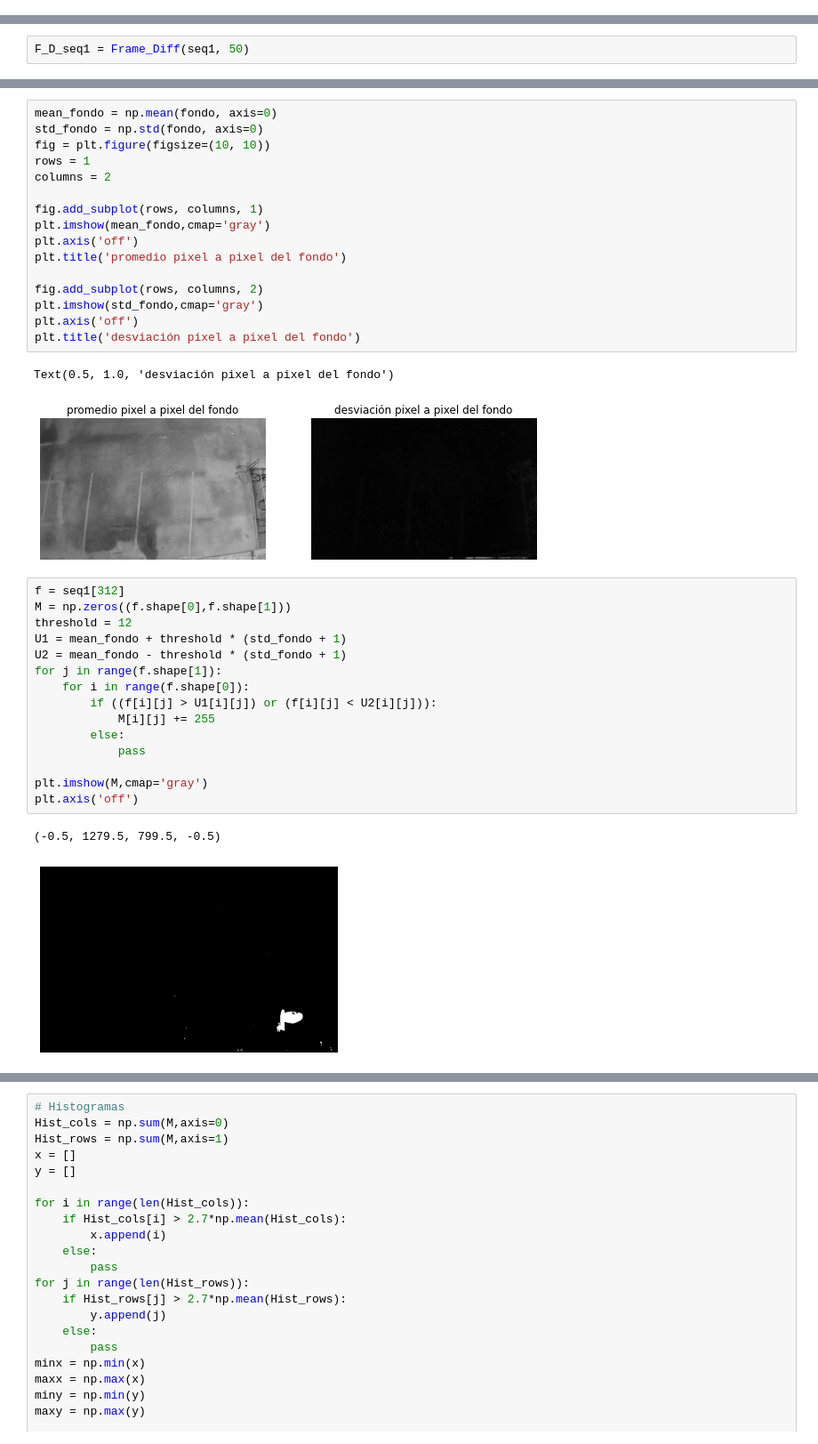
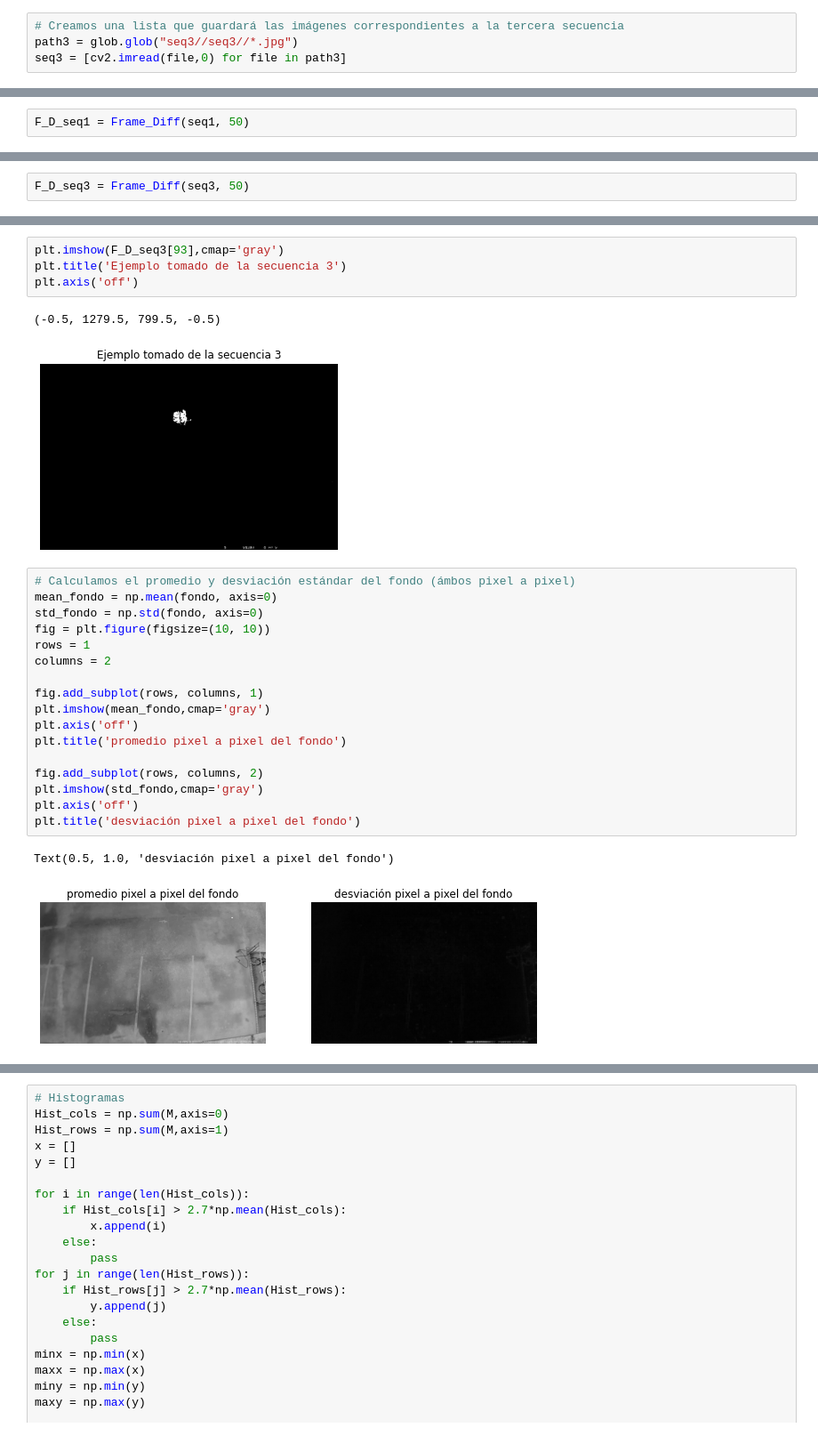
Before and after one commit to BenjaminIrarrazabal/Laboratorios_Inteligencia, a Jupyter notebook: Exp3.ipynb, the cells around one changed output, grey strips where cells are left out. Shown at 89% size. Drawn from its saved outputs; the diff is of its cells as text.

```diff
--- a/Exp3.ipynb
+++ b/Exp3.ipynb
@@ -10,0 +15,4 @@ seq1 = [cv2.imread(file,0) for file in path]
+# %%
+# Creamos una lista que guardará las imágenes correspondientes a la tercera secuencia
+path3 = glob.glob("seq3//seq3//*.jpg")
+seq3 = [cv2.imread(file,0) for file in path3]
@@ -58,2 +84,4 @@ F_D_seq1 = Frame_Diff(seq1, 50)
+# %%
+F_D_seq3 = Frame_Diff(seq3, 50)
 # %%
 plt.imshow(F_D_seq1[13],cmap='gray')
@@ -68,4 +100,12 @@ fondo = [cv2.imread(file,0) for file in path2]
+# %%
+plt.imshow(F_D_seq3[93],cmap='gray')
+plt.title('Ejemplo tomado de la secuencia 3')
+plt.axis('off')
+# %% [output]
+(-0.5, 1279.5, 799.5, -0.5)
+[figure, added]
 # %%
+# Calculamos el promedio y desviación estándar del fondo (ámbos pixel a pixel)
 mean_fondo = np.mean(fondo, axis=0)
 std_fondo = np.std(fondo, axis=0)
 fig = plt.figure(figsize=(10, 10))
@@ -84,21 +124,3 @@ plt.title('desviación pixel a pixel del fondo')
 # %% [output]
 Text(0.5, 1.0, 'desviación pixel a pixel del fondo')
 [figure]
-# %%
-f = seq1[312]
-M = np.zeros((f.shape[0],f.shape[1]))
-threshold = 12
-U1 = mean_fondo + threshold * (std_fondo + 1)
-U2 = mean_fondo - threshold * (std_fondo + 1)
-for j in range(f.shape[1]):
-    for i in range(f.shape[0]):
-        if ((f[i][j] > U1[i][j]) or (f[i][j] < U2[i][j])):
-            M[i][j] += 255
-        else:
-            pass
-
-plt.imshow(M,cmap='gray')
-plt.axis('off')
-# %% [output]
-(-0.5, 1279.5, 799.5, -0.5)
-[figure, removed]
```
Also changed, not shown: parts of 19 cells of this notebook.
